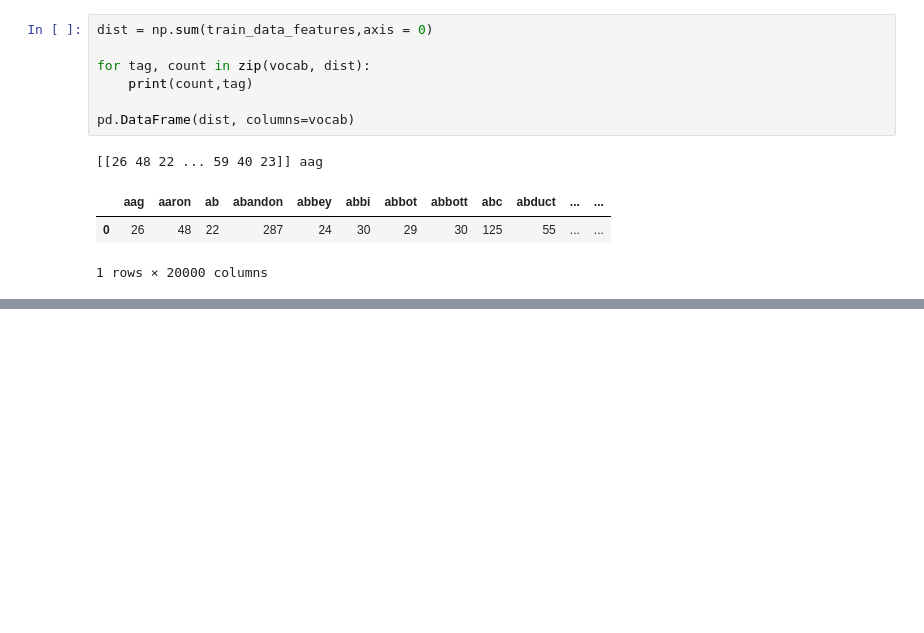
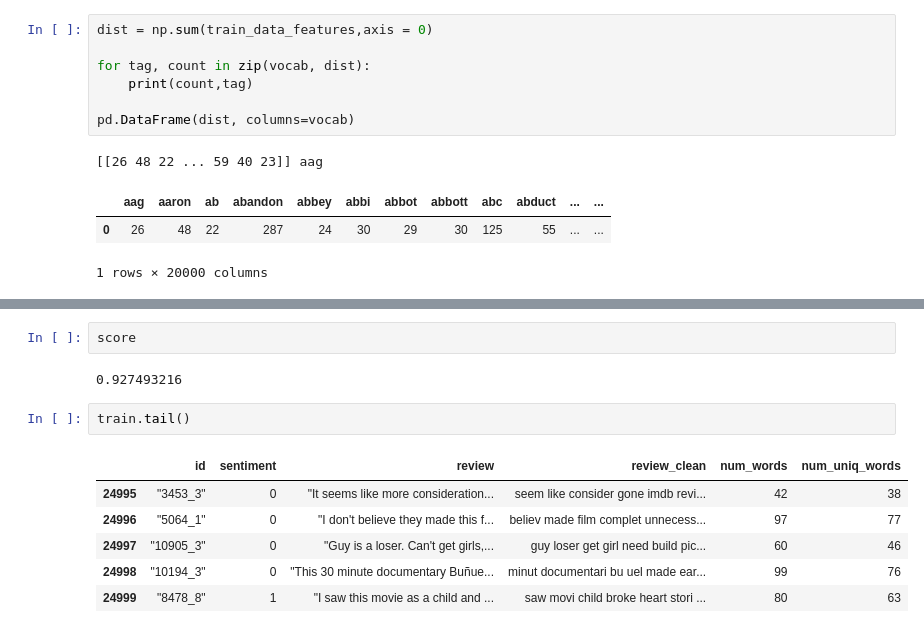
Before and after one commit to jang3463/TextMining, a Jupyter notebook: NLP 파이썬 텍스트 분석과 자연어 처리.ipynb, the cells around one changed output, grey strips where cells are left out. Cells and saved outputs as stored; diff of their text form; blank space fills up the shorter version.

```diff
--- a/NLP 파이썬 텍스트 분석과 자연어 처리.ipynb
+++ b/NLP 파이썬 텍스트 분석과 자연어 처리.ipynb
@@ -393,0 +481,13 @@ pd.DataFrame(dist, columns=vocab)
+# %%
+score
+# %% [output]
+0.927493216
+# %%
+train.tail()
+# %% [output]
+|  | id | sentiment | review | review_clean | num_words | num_uniq_words |
+| 24995 | "3453_3" | 0 | "It seems like more consideration... | seem like consider gone imdb revi... | 42 | 38 |
+| 24996 | "5064_1" | 0 | "I don't believe they made this f... | believ made film complet unnecess... | 97 | 77 |
+| 24997 | "10905_3" | 0 | "Guy is a loser. Can't get girls,... | guy loser get girl need build pic... | 60 | 46 |
+| 24998 | "10194_3" | 0 | "This 30 minute documentary Buñue... | minut documentari bu uel made ear... | 99 | 76 |
+| 24999 | "8478_8" | 1 | "I saw this movie as a child and ... | saw movi child broke heart stori ... | 80 | 63 |
```
Also changed, not shown: parts of 25 cells of this notebook.
